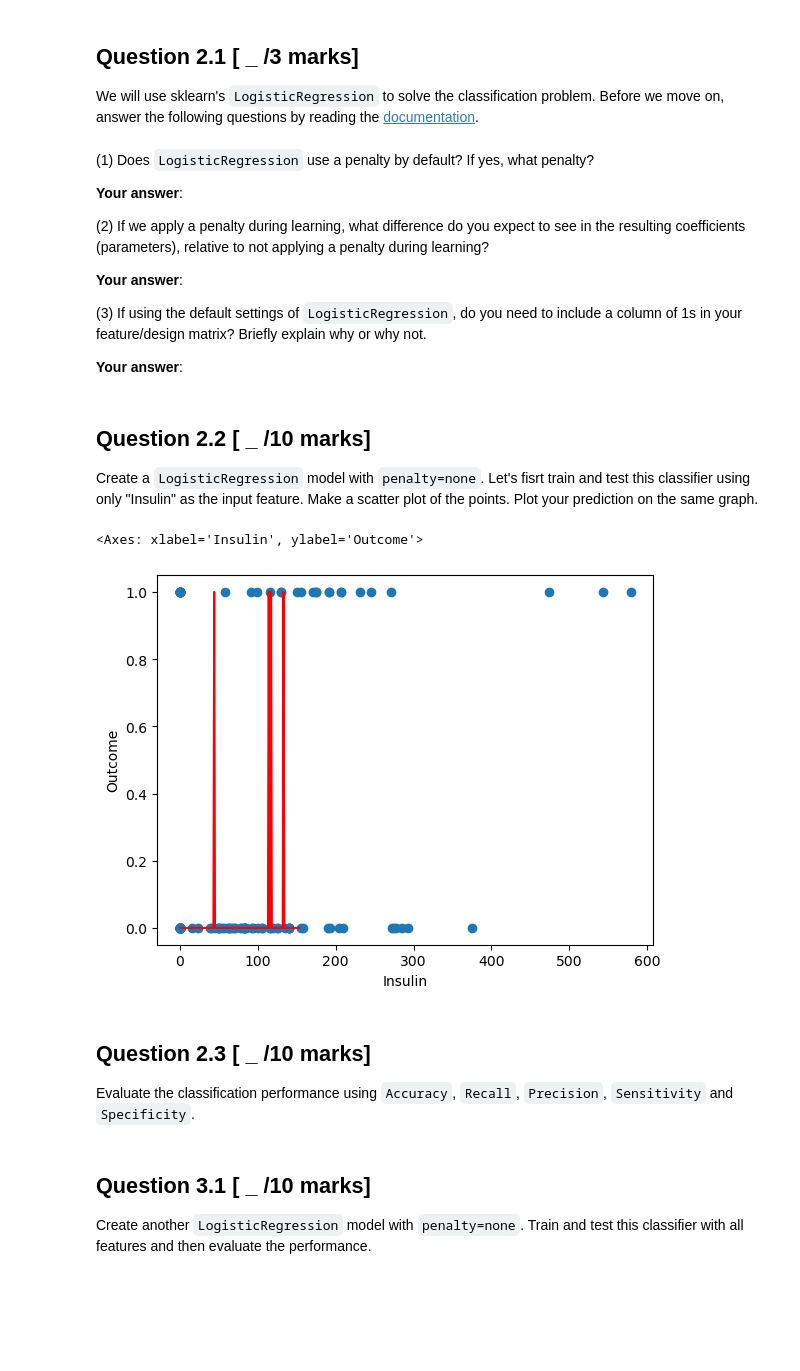
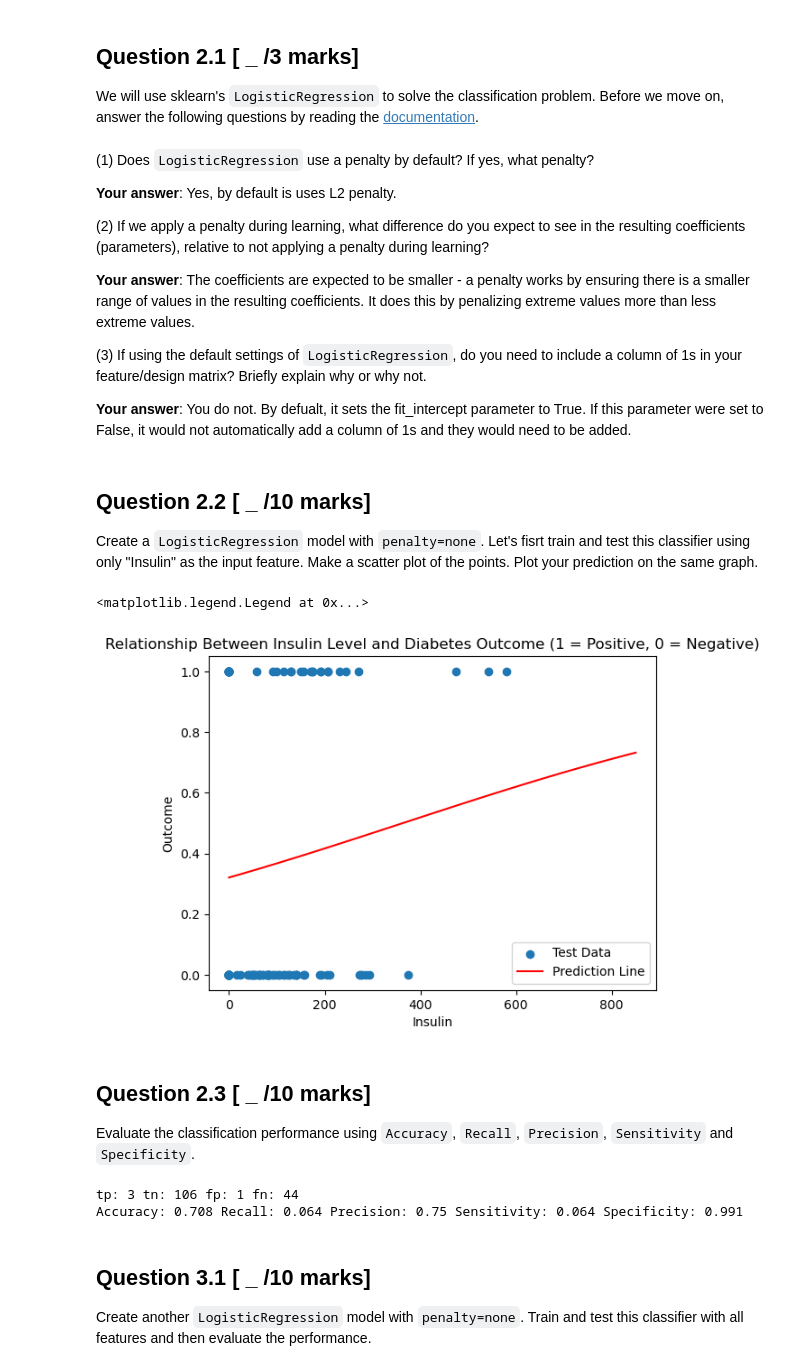
Before and after one commit to rgavigan/ds3000, a Jupyter notebook: assign3/Assignment_3.ipynb, the cells around one changed output. Cells and saved outputs as stored; diff of their text form; code cells hidden in the pictures; blank space fills up the shorter version.

```diff
--- a/assign3/Assignment_3.ipynb
+++ b/assign3/Assignment_3.ipynb
@@ -107,18 +107,19 @@ We will use sklearn's `LogisticRegression` to solve the classification problem.
 (1) Does `LogisticRegression` use a penalty by default?  If yes, what penalty?
 
 **Your answer**:
-
+Yes, by default is uses L2 penalty.
 
 
 (2) If we apply a penalty during learning, what difference do you expect to see in the resulting coefficients (parameters), relative to not applying a penalty during learning?
 
 **Your answer**:
-
+The coefficients are expected to be smaller - a penalty works by ensuring there is a smaller range of values in the resulting coefficients. It does this by penalizing extreme values more than less extreme values.
 
 
 (3) If using the default settings of `LogisticRegression`, do you need to include a column of 1s in your feature/design matrix? Briefly explain why or why not.
 
 **Your answer**:
+You do not. By defualt, it sets the fit_intercept parameter to True. If this parameter were set to False, it would not automatically add a column of 1s and they would need to be added.
 # %% [markdown]
 ## Question 2.2 [ _ /10 marks]
 
@@ -126,23 +127,28 @@ Create a `LogisticRegression` model with `penalty=none`. Let's fisrt train and t
 # %%
 # Create a LogisticRegression model without regularization
 # ****** your code here ******
-lr = LogisticRegression(penalty='none')
+lr = LogisticRegression(penalty=None, random_state=0)
 
 # Fit to your training data using Logistic Regression
 # ****** your code here ******
 fit = lr.fit(Xtrain[['Insulin']], ytrain)
 
 # Create a scatter plot of the test data.
 # ****** your code here ******
 plt.scatter(Xtest[['Insulin']], ytest)
 plt.xlabel('Insulin')
 plt.ylabel('Outcome')
+plt.title('Relationship Between Insulin Level and Diabetes Outcome (1 = Positive, 0 = Negative)')
 
 # Also plot your prediction using sns.lineplot
 # lineplot needs 1d vector xplot
+xplot = np.linspace(0, 850, 100)
+yplot = lr.predict_proba(xplot.reshape(-1, 1))[:,1]
+sns.lineplot(x=xplot, y=yplot, color='r')
+plt.legend(['Test Data', 'Prediction Line'], loc='lower right')
 # %% [output]
-<Axes: xlabel='Insulin', ylabel='Outcome'>
+<matplotlib.legend.Legend at 0x...>
-[figure, old version]
+[figure, new version]
 # %% [markdown]
 ## Question 2.3 [ _ /10 marks]
 Evaluate the classification performance using `Accuracy`, `Recall`, `Precision`, `Sensitivity` and `Specificity`.
@@ -152,3 +155,45 @@ Evaluate the classification performance using `Accuracy`, `Recall`, `Precision`,
+# %%
+# ****** your code here ******
+# You can either write a function or not
+
+# Taken from Lab for Week 4 (because it is convenient)
+def compute_performance(yhat, y, classes):
+    # First, get tp, tn, fp, fn
+    tp = sum(np.logical_and(yhat == classes[1], y == classes[1]))
+    tn = sum(np.logical_and(yhat == classes[0], y == classes[0]))
+    fp = sum(np.logical_and(yhat == classes[1], y == classes[0]))
+    fn = sum(np.logical_and(yhat == classes[0], y == classes[1]))
+
+    print(f"tp: {tp} tn: {tn} fp: {fp} fn: {fn}")
+
+    # Accuracy
+    acc = (tp + tn) / (tp + tn + fp + fn)
+
+    # Precision
+    # "Of the ones I labeled +, how many are actually +?"
+    precision = tp / (tp + fp)
+
+    # Recall
+    # "Of all the + in the data, how many do I correctly label?"
+    recall = tp / (tp + fn)
+
+    # Sensitivity
+    # "Of all the + in the data, how many do I correctly label?"
+    sensitivity = recall
+
+    # Specificity
+    # "Of all the - in the data, how many do I correctly label?"
+    specificity = tn / (fp + tn)
+
+    # Print results
+
+    print("Accuracy:",round(acc,3),"Recall:",round(recall,3),"Precision:",round(precision,3),
+          "Sensitivity:",round(sensitivity,3),"Specificity:",round(specificity,3))
+
+compute_performance(fit.predict(Xtest[['Insulin']]), ytest, lr.classes_)
+# %% [output]
+tp: 3 tn: 106 fp: 1 fn: 44
+Accuracy: 0.708 Recall: 0.064 Precision: 0.75 Sensitivity: 0.064 Specificity: 0.991
 # %% [markdown]
 ## Question 3.1 [ _ /10 marks]
 
```
Also changed, not shown: parts of 13 cells of this notebook.
